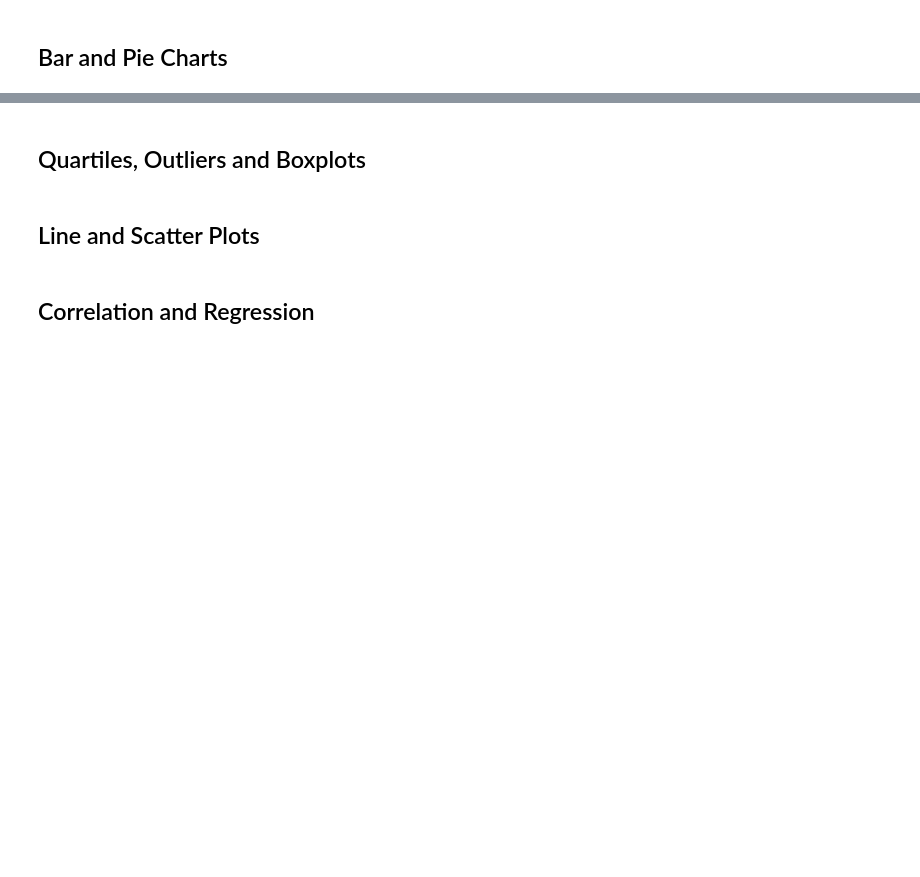
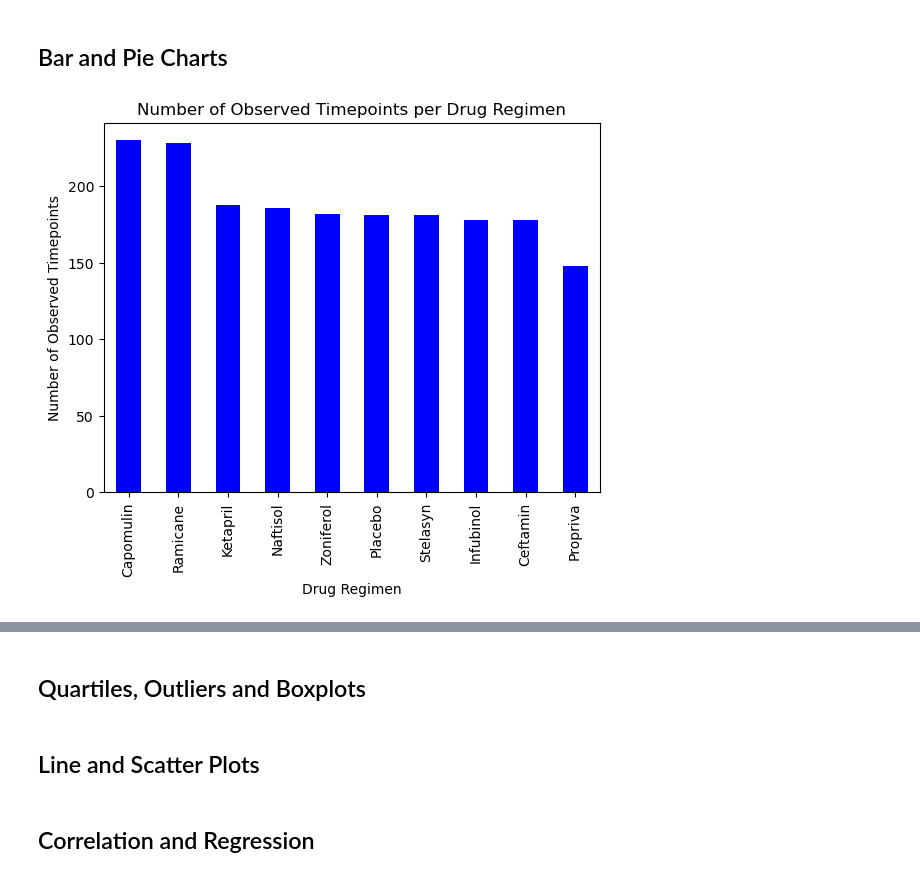
Before and after one commit to linderkm/matplotlib-challenge, a Jupyter notebook: Pymaceuticals/pymaceuticals_starter.ipynb, the cells around one changed output, grey strips where cells are left out. Drawn from its saved outputs; the diff is of its cells as text; code cells hidden in the pictures; blank space fills up the shorter version.

```diff
--- a/Pymaceuticals/pymaceuticals_starter.ipynb
+++ b/Pymaceuticals/pymaceuticals_starter.ipynb
@@ -90,5 +125,13 @@ There are 248 unique mice in the cleaned dataset.
 ## Bar and Pie Charts
 # %%
 # Generate a bar plot showing the total number of rows (Mouse ID/Timepoints) for each drug regimen using Pandas.
+drug_count = study_cleaned["Drug Regimen"].value_counts()
+drug_count.plot(kind="bar",color="b")
+plt.xlabel("Drug Regimen")
+plt.ylabel("Number of Observed Timepoints")
+plt.title("Number of Observed Timepoints per Drug Regimen")
+plt.show()
+# %% [output]
+[figure, added]
 # %%
 # Generate a bar plot showing the total number of rows (Mouse ID/Timepoints) for each drug regimen using pyplot.
```
Also changed, not shown: parts of 4 cells of this notebook.
